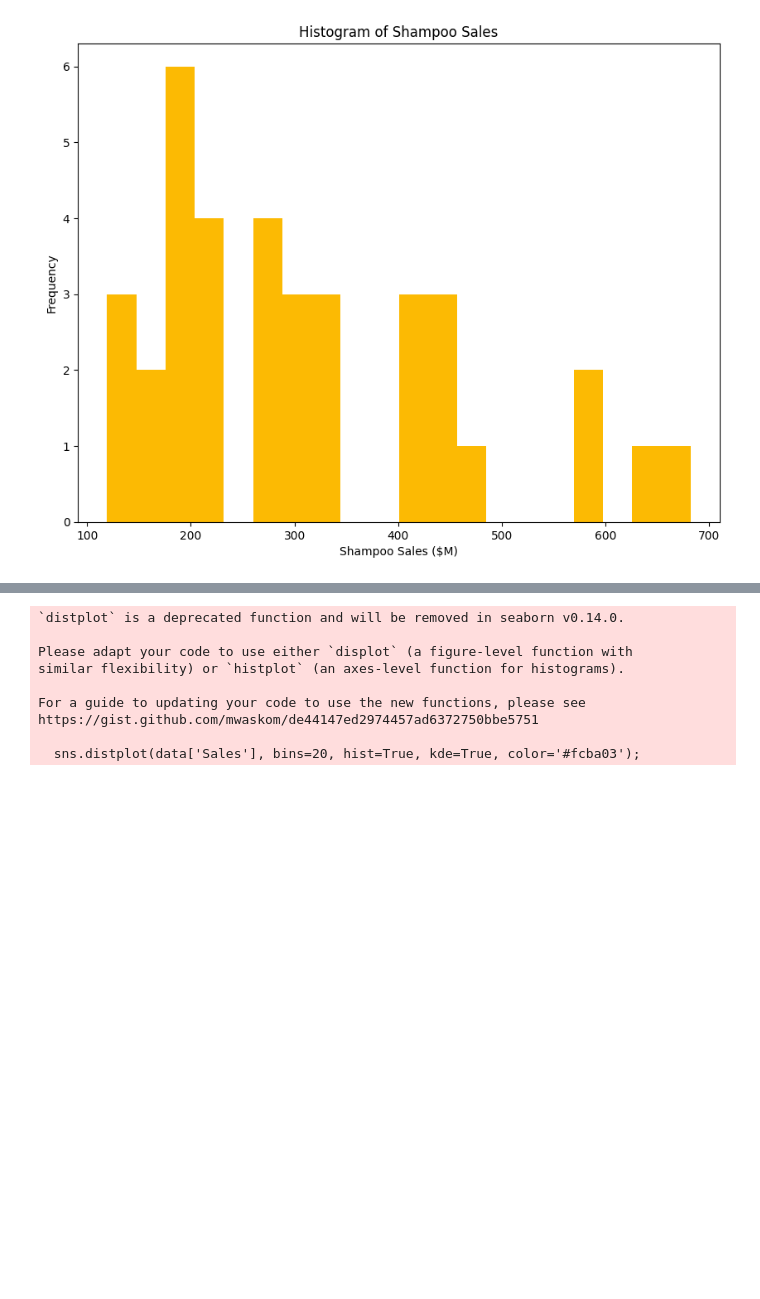
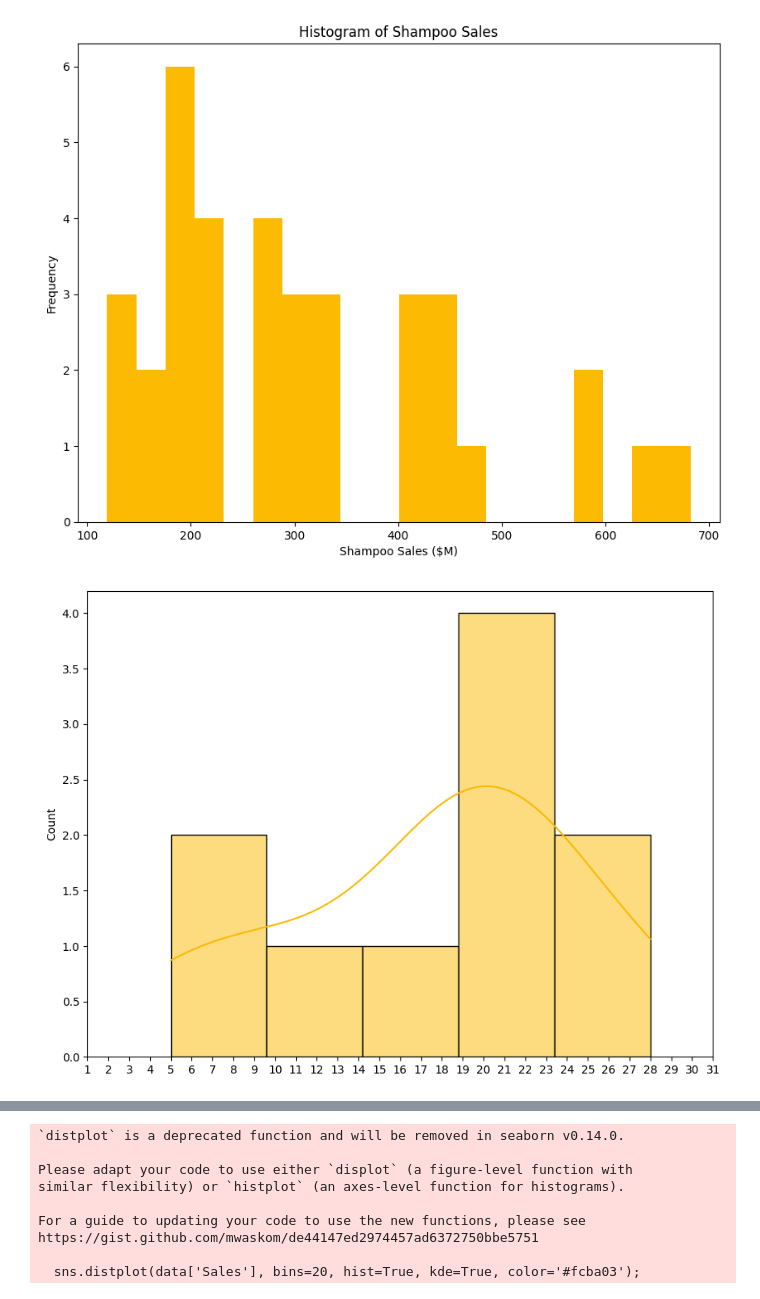
Before and after one commit to Chefi/AppliedTimeSeriesAnalysisWithPython, a Jupyter notebook: HOTSAP_basic_statistics.ipynb, the cells around one changed output, grey strips where cells are left out. Cells and saved outputs as stored; diff of their text form; code cells hidden in the pictures; blank space fills up the shorter version.

```diff
--- a/HOTSAP_basic_statistics.ipynb
+++ b/HOTSAP_basic_statistics.ipynb
@@ -123,3 +123,13 @@ plt.ylabel('Frequency');
 plt.show()
 # %% [output]
 [figure]
+# %%
+data = [5,8,12,18,19,19.9,20.1,21,24,28]
+
+fig, ax = plt.subplots()
+sns.histplot(data, ax=ax, kde=True, color='#fcba03')  # distplot is deprecate and replaced by histplot
+ax.set_xlim(1,31)
+ax.set_xticks(range(1,32))
+plt.show()
+# %% [output]
+[figure, added]
```
Also changed, not shown: parts of 1 cell of this notebook.
